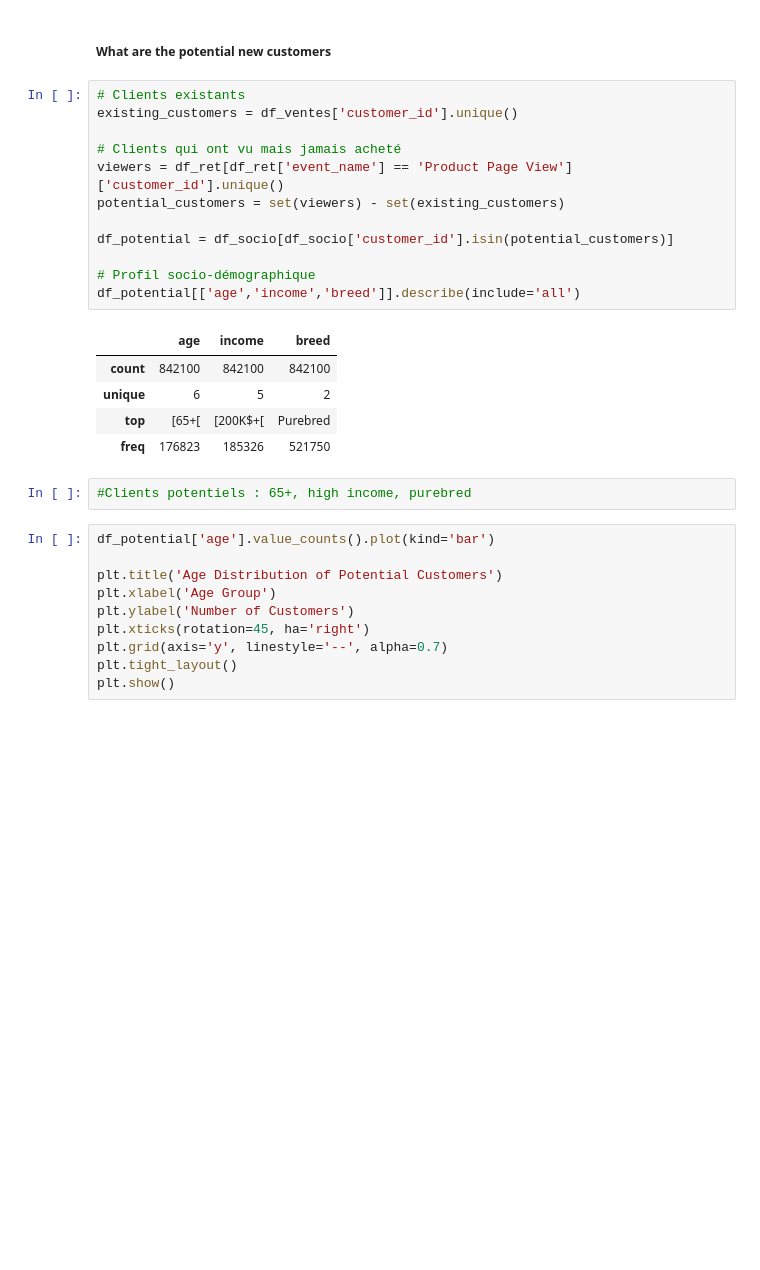
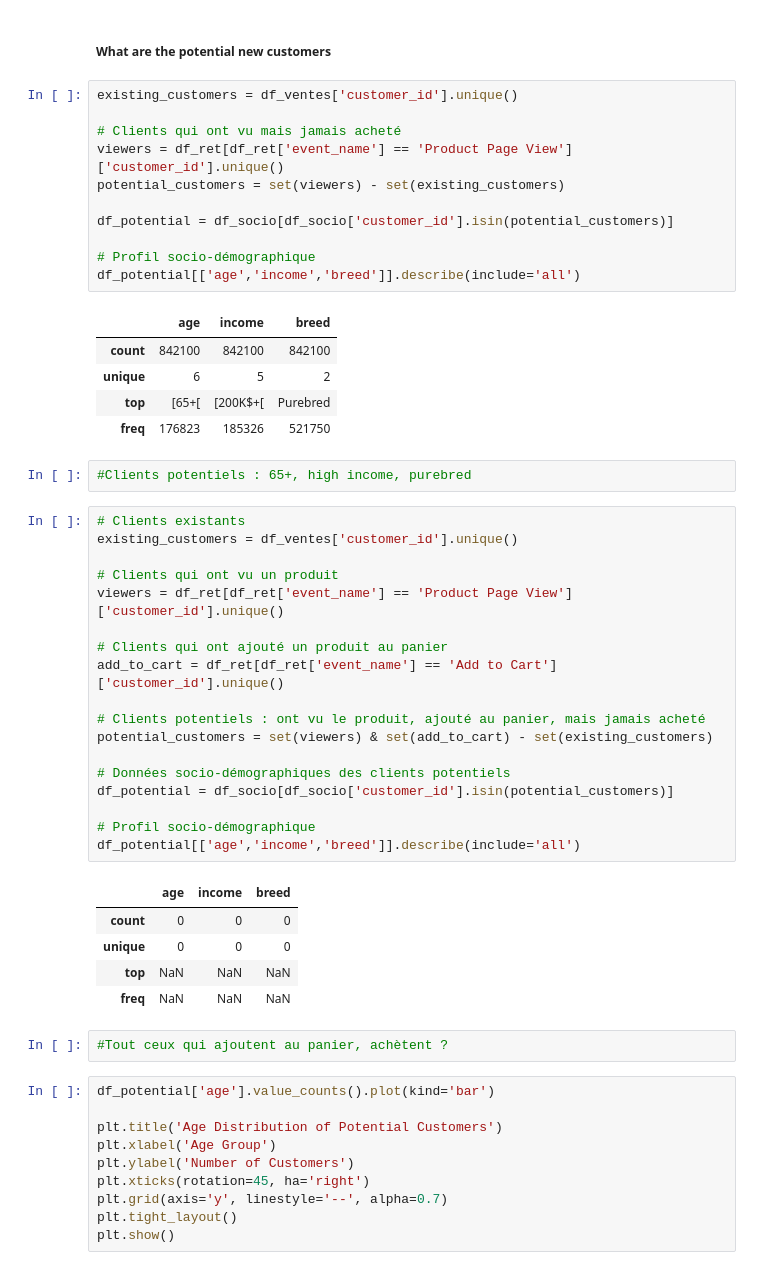
Before and after one commit to DomNoutsGit/Business_Data_Case, a Jupyter notebook: Main.ipynb, the cells around one changed output. Cells and saved outputs as stored; diff of their text form; blank space fills up the shorter version.

```diff
--- a/Main.ipynb
+++ b/Main.ipynb
@@ -529,7 +530,6 @@ plt.show()
 # %% [markdown]
 ##### What are the potential new customers
 # %%
-# Clients existants
 existing_customers = df_ventes['customer_id'].unique()
 
 # Clients qui ont vu mais jamais acheté
@@ -546,8 +546,34 @@ df_potential[['age','income','breed']].describe(include='all')
 | unique | 6 | 5 | 2 |
 | top | [65+[ | [200K$+[ | Purebred |
 | freq | 176823 | 185326 | 521750 |
+# %%
+#Clients potentiels : 65+, high income, purebred
+# %%
+# Clients existants
+existing_customers = df_ventes['customer_id'].unique()
+
+# Clients qui ont vu un produit
+viewers = df_ret[df_ret['event_name'] == 'Product Page View']['customer_id'].unique()
+
+# Clients qui ont ajouté un produit au panier
+add_to_cart = df_ret[df_ret['event_name'] == 'Add to Cart']['customer_id'].unique()
+
+# Clients potentiels : ont vu le produit, ajouté au panier, mais jamais acheté
+potential_customers = set(viewers) & set(add_to_cart) - set(existing_customers)
+
+# Données socio-démographiques des clients potentiels
+df_potential = df_socio[df_socio['customer_id'].isin(potential_customers)]
+
+# Profil socio-démographique
+df_potential[['age','income','breed']].describe(include='all')
+# %% [output]
+|  | age | income | breed |
+| count | 0 | 0 | 0 |
+| unique | 0 | 0 | 0 |
+| top | NaN | NaN | NaN |
+| freq | NaN | NaN | NaN |
 # %%
-#Clients potentiels : 65+, high income, purebred
+#Tout ceux qui ajoutent au panier, achètent ?
 # %%
 df_potential['age'].value_counts().plot(kind='bar')
 
```
Also changed, not shown: parts of 17 cells of this notebook.
